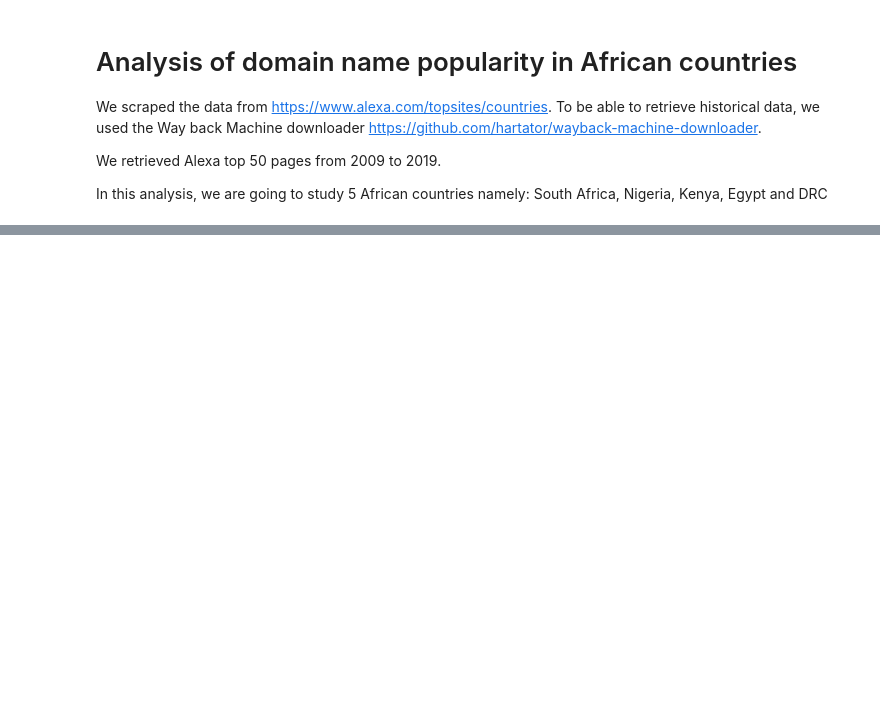
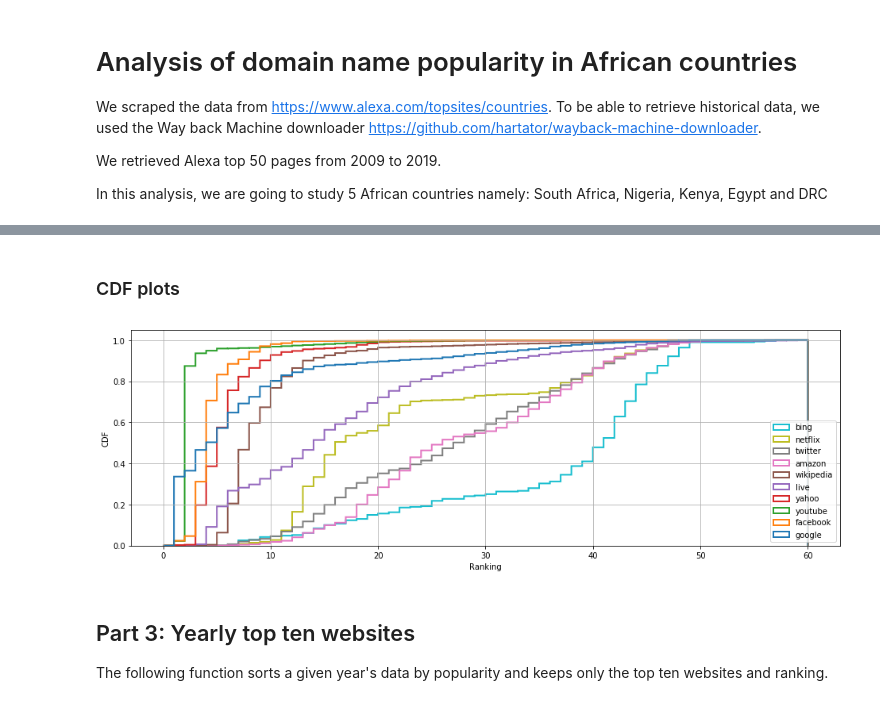
Before and after one commit to AFRINIC-Labs/internet-consolidation-africa, a Jupyter notebook: alexatop50/alexatop50.ipynb, the cells around one changed output, grey strips where cells are left out. Cells and saved outputs as stored; diff of their text form; code cells hidden in the pictures; blank space fills up the shorter version.

Commit message:
alexatop50 added notebook

```diff
--- a/alexatop50/alexatop50.ipynb
+++ b/alexatop50/alexatop50.ipynb
@@ -59,0 +30,11 @@ lines = df_za_T.plot.line()
+# %%
+df = pd.read_csv('data/alexatop50/alexatop50_2009_2019_raw.csv', keep_default_na=False)
+df['name'] = df.apply(lambda x: x.domain.split('.')[0], axis=1)
+df['date'] = pd.to_datetime(df['date'])
+df['year'] = pd.DatetimeIndex(df['date']).year
+df.sort_values(by=['date','cc','ranking'], inplace=True)
+#df = df.loc[df.ranking < 51] ##only take the top50
+#df.drop_duplicates(['date','name'], keep='first', inplace=True)
+#df.index = df['date']
+df.to_csv('data/alexatop50/alexatop50_2009_2019.csv', index=False)
+df.loc[df.cc == 'NA'].head()
@@ -59,0 +163,39 @@ lines = df_za_T.plot.line()
+# %% [markdown]
+### CDF plots
+# %%
+n_bins = 5000
+
+fig, ax1 = plt.subplots(figsize=(16, 5))
+
+names = ['google', 'facebook', 'youtube', 'yahoo', 'live', 'wikipedia', 'amazon', 'twitter', 'netflix', 'bing']
+
+linestyles = ['solid','dashed']
+#plot the cumulative histogram
+n, bins, patches = ax1.hist([df.loc[df.name == 'google'].ranking.values,
+                            df.loc[df.name == 'facebook'].ranking.values,
+                            df.loc[df.name == 'youtube'].ranking.values,
+                            df.loc[df.name == 'yahoo'].ranking.values,
+                             df.loc[df.name == 'live'].ranking.values,
+                             df.loc[df.name == 'wikipedia'].ranking.values,
+                             df.loc[df.name == 'amazon'].ranking.values,
+                             df.loc[df.name == 'twitter'].ranking.values,
+                             df.loc[df.name == 'netflix'].ranking.values,
+                             df.loc[df.name == 'bing'].ranking.values
+                            ],
+                           n_bins, density=1, histtype='step', linewidth=2, range=[0,60],
+                           cumulative=True, label=names)
+
+# tidy up the figure
+ax1.grid(True)
+ax1.legend(loc='lower right')
+#ax1.set_title('Web URL')
+ax1.set_xlabel('Ranking')
+ax1.set_ylabel('CDF')
+
+plt.savefig("plots/CDF_Website_ranking.pdf")
+plt.show()
+# %% [output]
+[figure, added]
+# %% [markdown]
+## Part 3: Yearly top ten websites
+The following function sorts a given year's data by popularity and keeps only the top ten websites and ranking.
```
Also changed, not shown: parts of 46 cells of this notebook, 2 other files.
